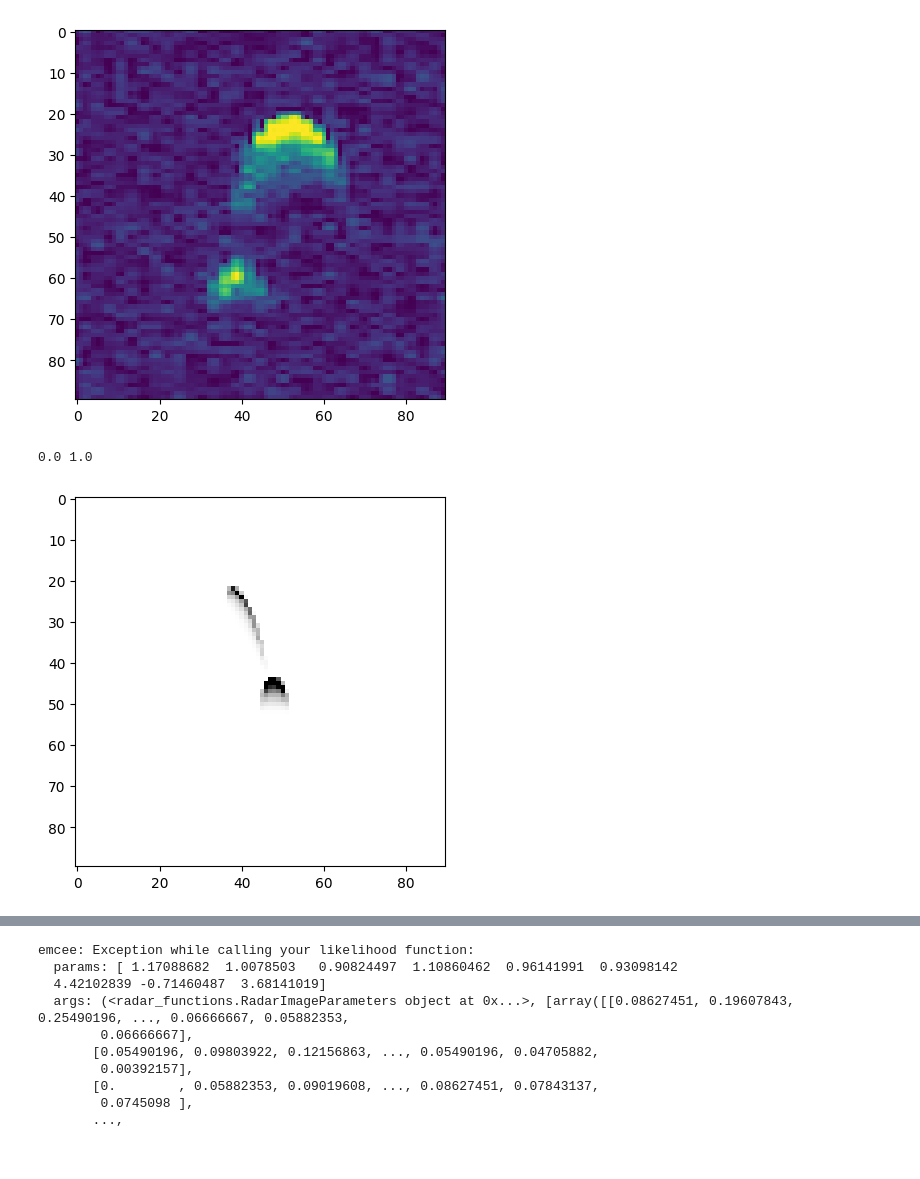
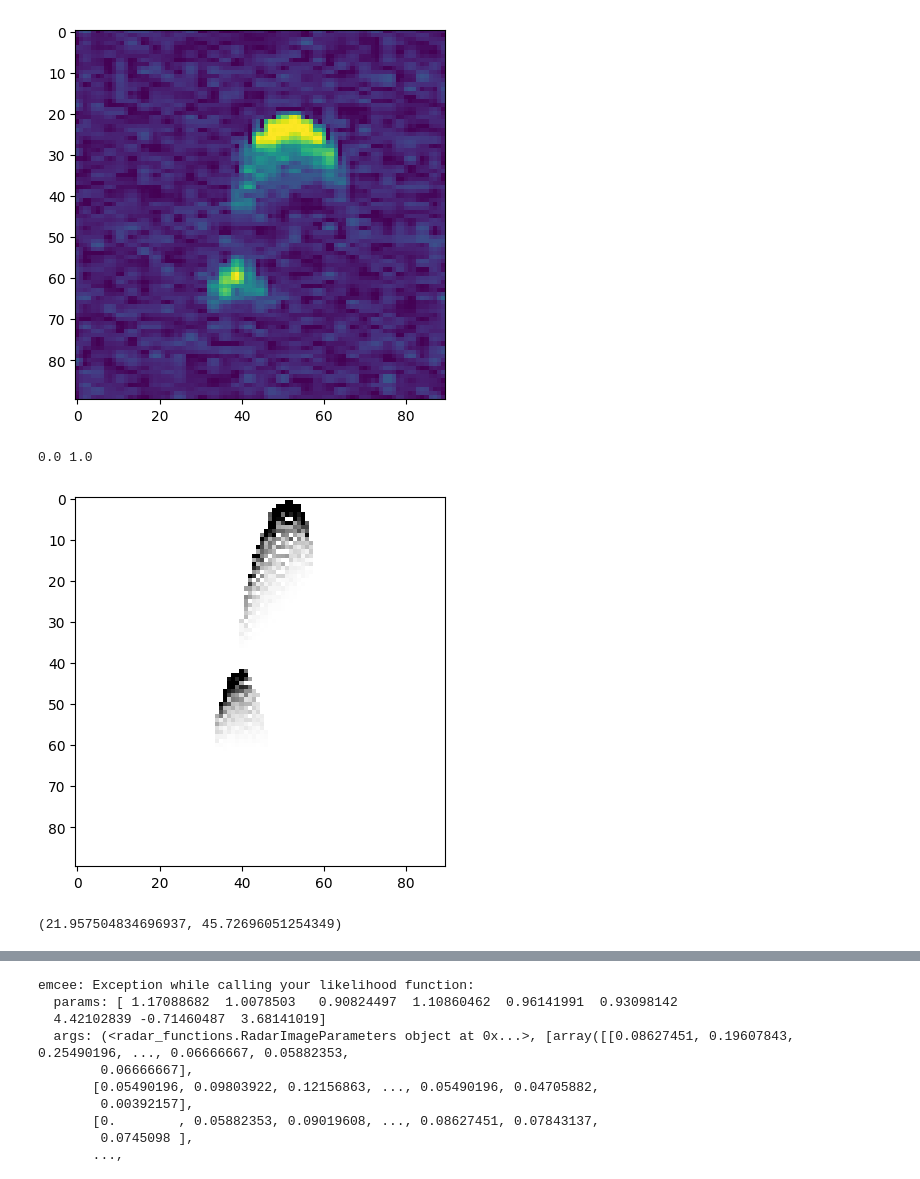
Before and after one commit to IgorEnergyOne/Binary_mcmc, a Jupyter notebook: radar_mcmc_binary.ipynb, the cells around one changed output, grey strips where cells are left out. Saved outputs shown, nothing was run; the diff lists cells and outputs as text; code cells hidden in the pictures.

```diff
--- a/radar_mcmc_binary.ipynb
+++ b/radar_mcmc_binary.ipynb
@@ -26,12 +24,12 @@ def ln_posterior_radar(params: tuple, radar_image_params: RadarImageParameters,
     sinl = math.sin(parameters.l)
     cosb = math.cos(parameters.b)
     sinb = math.sin(parameters.b)
-    primary = Ellipsoid(parameters.a1, parameters.b1, parameters.c1,
+    primary = EllipsoidR(parameters.a1, parameters.b1, parameters.c1,
                     -(parameters.a1+parameters.a2)
                     *parameters.a2*parameters.b2*parameters.c2
                     / (parameters.a1*parameters.b1*parameters.c1
                        +parameters.a2*parameters.b2*parameters.c2))
-    secondary = Ellipsoid(parameters.a2,parameters.b2,parameters.c2,
+    secondary = EllipsoidR(parameters.a2,parameters.b2,parameters.c2,
                       (parameters.a1+parameters.a2)
                       *parameters.a1*parameters.b1*parameters.c1
                       / (parameters.a1*parameters.b1*parameters.c1
@@ -96,12 +94,12 @@ def images_diff(params: tuple, radar_image_params: RadarImageParameters, radar_i
     sinl = math.sin(parameters.l)
     cosb = math.cos(parameters.b)
     sinb = math.sin(parameters.b)
-    primary = Ellipsoid(parameters.a1, parameters.b1, parameters.c1,
+    primary = EllipsoidR(parameters.a1, parameters.b1, parameters.c1,
                     -(parameters.a1+parameters.a2)
                     *parameters.a2*parameters.b2*parameters.c2
                     / (parameters.a1*parameters.b1*parameters.c1
                        +parameters.a2*parameters.b2*parameters.c2))
-    secondary = Ellipsoid(parameters.a2,parameters.b2,parameters.c2,
+    secondary = EllipsoidR(parameters.a2,parameters.b2,parameters.c2,
                       (parameters.a1+parameters.a2)
                       *parameters.a1*parameters.b1*parameters.c1
                       / (parameters.a1*parameters.b1*parameters.c1
@@ -175,7 +173,7 @@ def ln_prob(params, radar_image_list: RadarImageParameters, radar_images: list,
      ln_p = ln_prior(params)
      if not np.isfinite(ln_p):
          return -np.inf
-     return ln_p + ln_posterior(params, radar_image_list, radar_images, position_vecs)
+     return ln_p + ln_posterior_radar(params, radar_image_list, radar_images, position_vecs)
 
 def denoise_img(img: np.array) -> np.array:
     """denoises image"""
@@ -186,7 +184,7 @@ def denoise_img(img: np.array) -> np.array:
     dst = dst / np.max(dst)
     return dst
 
-def saturate_theoretical_radar_image(brightness_list):
+def saturate_theoretical_radar_image(brightness_list, parameters):
     N_radar_pixels = len(brightness_list)
     parameters.radar_saturation = 2000
     k = (1 - parameters.radar_background) / parameters.radar_saturation
@@ -205,7 +203,7 @@ nu0 = 8560000000. # radar frequency
 c = 299792458.
 deg = math.pi/180
 # %%
-radar_image_params = RadarImageParameters(file_name="Radar/data.txt")
+radar_image_params = RadarImageParameters(file_name="radar_data/data.txt")
 radar_images_obs = [np.array(read_observed_radar_image(radar_image_params, idx_img)) for idx_img in range(radar_image_params.N_points)]
 
 query_dates = [radar_image_params.jd[idx_img] + 2400000.5 for idx_img in range(len(radar_image_params.jd))]
@@ -254,24 +242,28 @@ plt.imshow(radar_images_obs[0])
 [figure]
 # %%
 idx_img = 0
-phi = 2*math.pi*(radar_image_params.jd[idx_img]-59185.77807)/parameters.P + parameters.phi0
+phi = 2*math.pi*(radar_image_params.jd[idx_img]-59185.77807)/ps.P + ps.init_phase
 sinphi = math.sin(phi)
 cosphi= math.cos(phi)
 ex0 = position_vecs['x'].iloc[idx_img]
 ey0 = position_vecs['y'].iloc[idx_img]
 ez0 = position_vecs['z'].iloc[idx_img]
-ex,ey,ez = rotate(ex0,ey0,ez0,sinl,cosl,sinb,cosb,sinphi,cosphi)
-brightness_radar = theoretical_radar_image(primary, secondary, ex0, ey0, ez0, parameters.P,
-                                           N_radar_pixels=radar_image_params.size_px[idx_img],
-                                           dr=radar_image_params.dr[idx_img],
-                                           dnu=radar_image_params.dnu[idx_img],
-                                           Nalpha=50)
+ex, ey, ez = rotate(ex0, ey0, ez0,
+                    sinl, cosl, sinb, cosb,
+                    sinphi, cosphi)
+brightness_radar =theoretical_radar_image(primary=primary,
+                                        secondary=secondary,
+                                        ex=ex, ey=ey, ez=ez,
+                                        P=ps.P,
+                                        N_radar_pixels=radar_image_params.size_px[idx_img],
+                                        dr=radar_image_params.dr[idx_img],
+                                        dnu=radar_image_params.dnu[idx_img], Nalpha=30)
 
-saturate_theoretical_radar_image(brightness_radar)
+saturate_theoretical_radar_image(brightness_radar, ps)
 brightness_radar = np.array(brightness_radar) - 0.1
 brightness_radar /= np.max(brightness_radar)
 plt.imshow(brightness_radar, cmap='gray_r', interpolation='nearest')
 print(np.array(brightness_radar).min(), np.array(brightness_radar).max())
 # %% [output]
 0.0 1.0
-[figure, old version]
+[figure, new version]
@@ -278,2 +282,7 @@ print(np.array(brightness_radar).min(), np.array(brightness_radar).max())
+# %%
+theoretical_radar_brightness = np.array(brightness_radar)
+center_of_mass(theoretical_radar_brightness)
+# %% [output]
+(21.957504834696937, 45.72696051254349)
 # %%
 theoretical_radar_brightness = np.array(brightness_radar)
```
Also changed, not shown: parts of 4 cells of this notebook, 3 other files.
